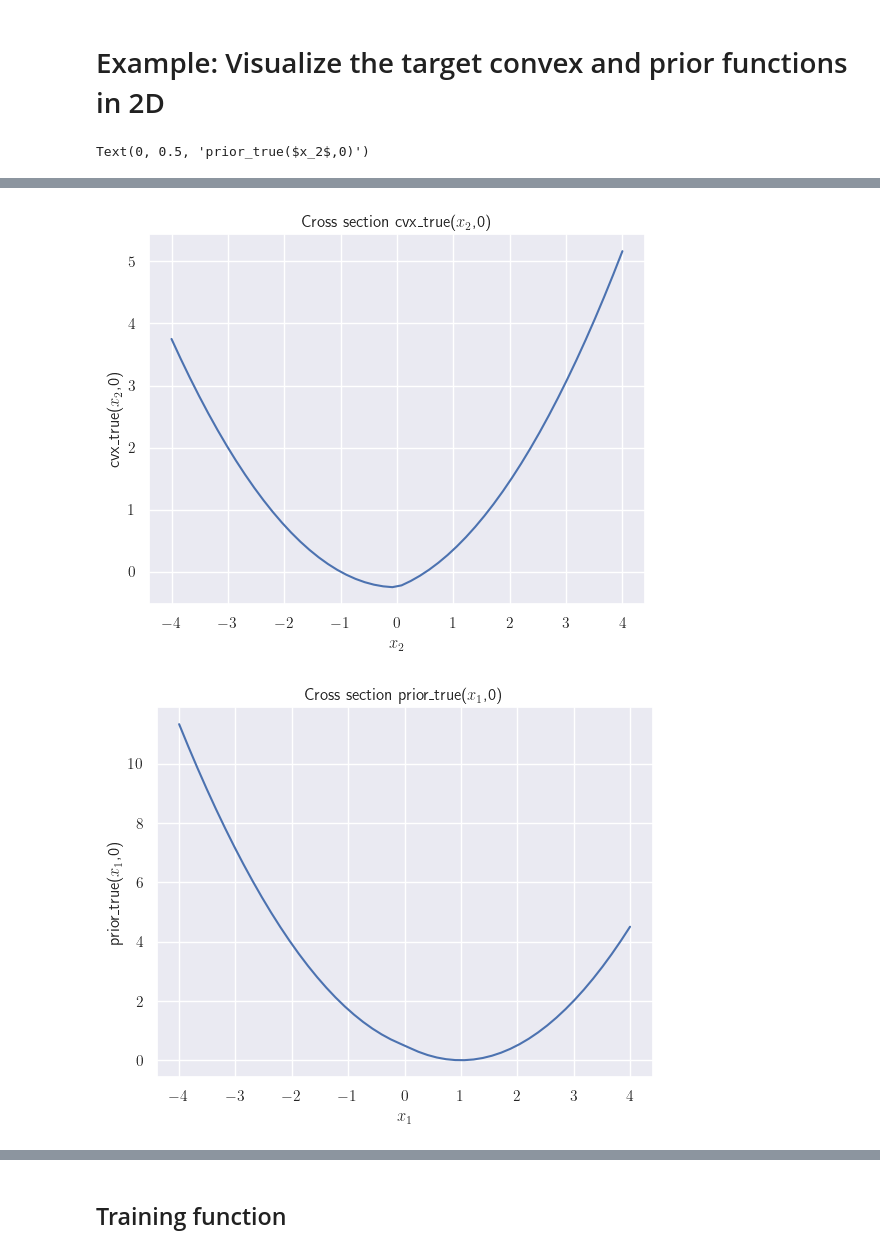
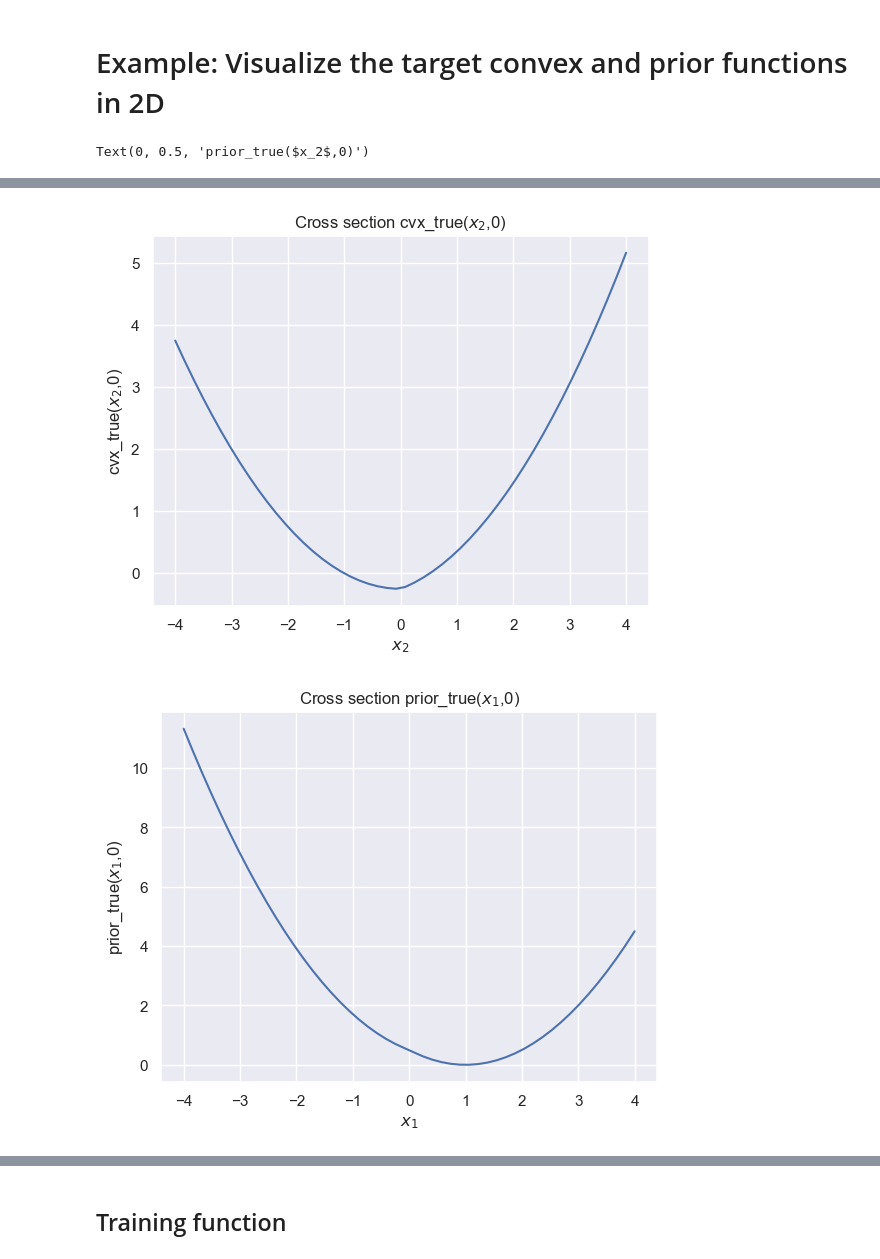
Before and after one commit to Gabriel-P-Langlois/lpn_for_nonconvex_control, a Jupyter notebook: exps/exp_1_minplus_2D.ipynb, the cells around one changed output, grey strips where cells are left out. Cells and saved outputs as stored; diff of their text form; code cells hidden in the pictures.

```diff
--- a/exps/exp_1_minplus_2D.ipynb
+++ b/exps/exp_1_minplus_2D.ipynb
@@ -30,7 +30,7 @@ np.random.seed(1)
 torch.manual_seed(1)
 
 # plotting options
-plt.rcParams.update({"text.usetex": True})
+plt.rcParams.update({"text.usetex": False})
 sns.set_theme()
 # %% [markdown]
 # Utility functions and plotting tools
@@ -350,28 +350,28 @@ x1_0_prior_true = prior_true(x1_0_points,mu1,mu2,sigma1,sigma2).reshape(spacing,
 x2_0_prior_true = prior_true(x2_0_points,mu1,mu2,sigma1,sigma2).reshape(spacing,-1)
 
 plt.subplots()
-plt.plot(xi, x1_0_cvx_true, "-", ms=5)
+plt.plot(xi, x1_0_cvx_true.ravel(), "-", ms=5)
 plt.grid("on")
 plt.title("Cross section cvx_true($x_1$,0)")
 plt.xlabel('$x_1$')
 plt.ylabel('cvx_true($x_1$,0)')
 
 plt.subplots()
-plt.plot(xi, x2_0_cvx_true, "-", ms=5)
+plt.plot(xi, x2_0_cvx_true.ravel(), "-", ms=5)
 plt.grid("on")
 plt.title("Cross section cvx_true($x_2$,0)")
 plt.xlabel('$x_2$')
 plt.ylabel('cvx_true($x_2$,0)')
 
 plt.subplots()
-plt.plot(xi, x1_0_prior_true, "-", ms=5)
+plt.plot(xi, x1_0_prior_true.ravel(), "-", ms=5)
 plt.grid("on")
 plt.title("Cross section prior_true($x_1$,0)")
 plt.xlabel('$x_1$')
 plt.ylabel('prior_true($x_1$,0)')
 
 plt.subplots()
-plt.plot(xi, x2_0_prior_true, "-", ms=5)
+plt.plot(xi, x2_0_prior_true.ravel(), "-", ms=5)
 plt.grid("on")
 plt.title("Cross section prior_true($x_2$,0)")
 plt.xlabel('$x_2$')
@@ -384,2 +384,2 @@ Text(0, 0.5, 'prior_true($x_2$,0)')
-[figure, old version]
+[figure, new version]
-[figure, old version]
+[figure, new version]
```
Also changed, not shown: parts of 5 cells of this notebook, 14 other files.
